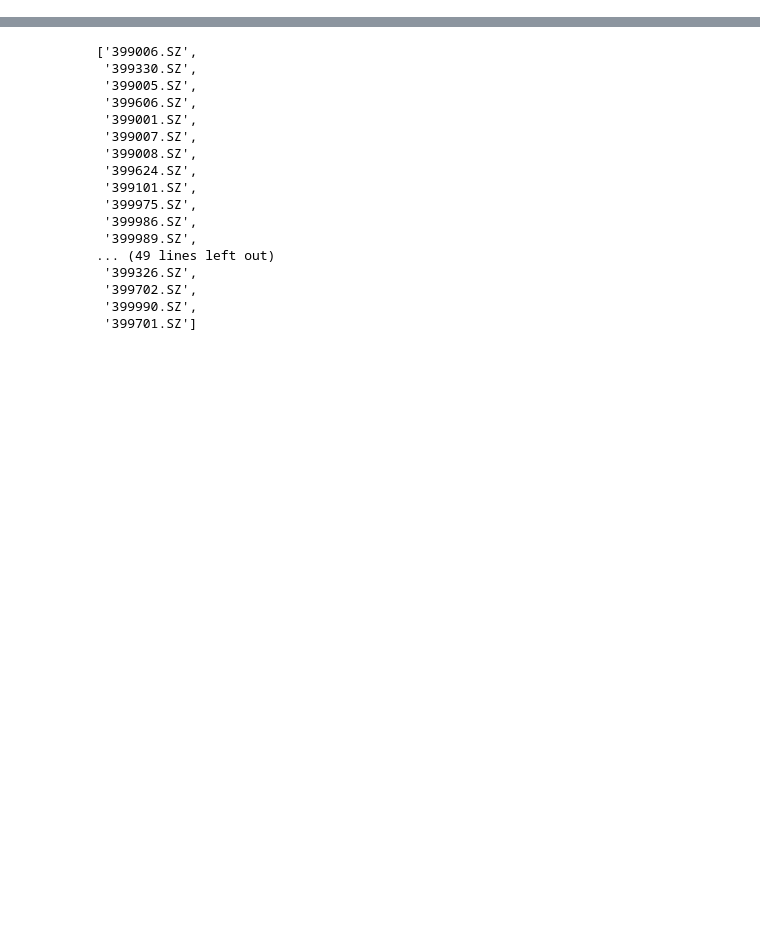
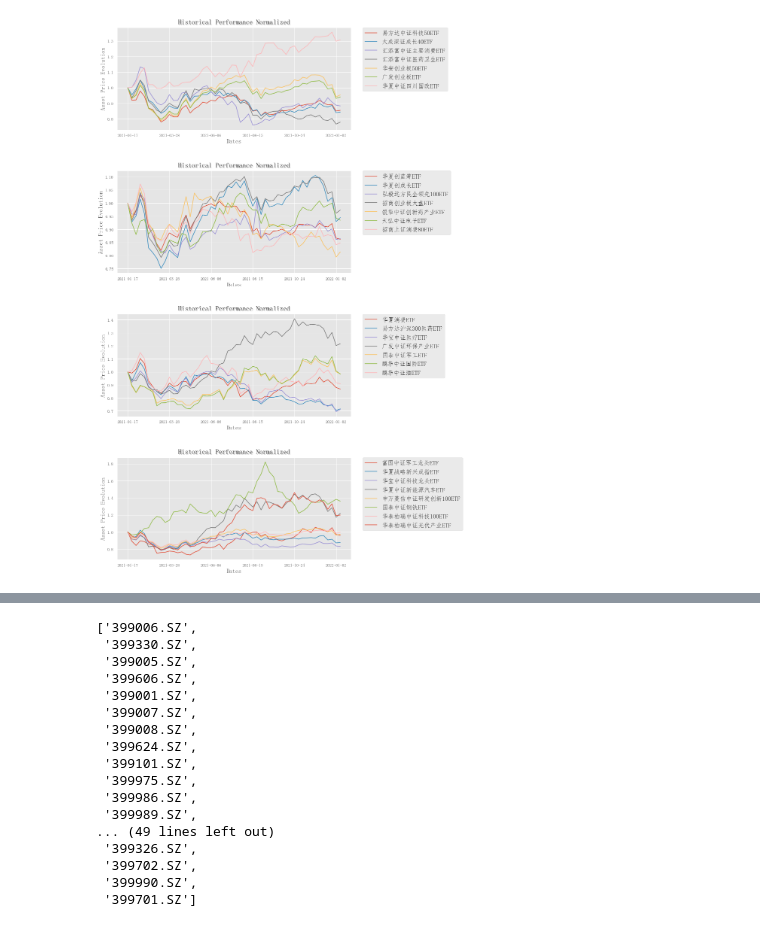
Before and after one commit to rufushuachen/code_bk, a Jupyter notebook: ETF.ipynb, the cells around one changed output, grey strips where cells are left out. Cells and saved outputs as stored; diff of their text form; code cells hidden in the pictures; blank space fills up the shorter version.

```diff
--- a/ETF.ipynb
+++ b/ETF.ipynb
@@ -187,0 +148,32 @@ res_sh
+# %%
+normalized_series = df/df.iloc[0]
+normalized_series.head()
+from matplotlib import patheffects
+fig2 =plt.figure(figsize=(15,26))
+plt.subplots_adjust(hspace=.4,wspace=.5) # it adds space in between plots
+x = [0,7,14,21,29]
+for i in range(0,4):
+    plt.subplot(4,1,i+1)
+    ax = plt.gca()
+    ax.plot(normalized_series.iloc[:,x[i]:x[i+1]])
+    ax.xaxis.set_major_locator(ticker.MultipleLocator(base=10))
+
+    title_text_obj = plt.title("Historical Performance Normalized", fontsize = 18,
+                            verticalalignment = 'bottom')
+    title_text_obj.set_path_effects([patheffects.withSimplePatchShadow()])
+    pe = patheffects.withSimplePatchShadow(offset = (1, -1), shadow_rgbFace = (1,0,0),
+                                        alpha = 0.8)
+    xlabel_obj = plt.xlabel('Dates', fontsize = 16)
+    ylabel_obj = plt.ylabel('Asset Price Evolution', fontsize = 16)
+
+    legend_list = list()
+    for i in range(x[i],x[i+1]):
+        legend_list.append(code_dict[df.columns[i]])
+
+
+    plt.legend(legend_list,fontsize = 16, loc=2, bbox_to_anchor=(1.05,1.0),borderaxespad = 0.) #把图例放到外面
+    fig2.subplots_adjust(right=0.7)  #把图例往左移动
+plt.show()
+fig2.savefig('D:\\Quant_Code\\data\\plot_ETF\\historical_performance_normalized.png')
+# %% [output]
+[figure, added]
```
Also changed, not shown: parts of 11 cells of this notebook, 3 other files.
